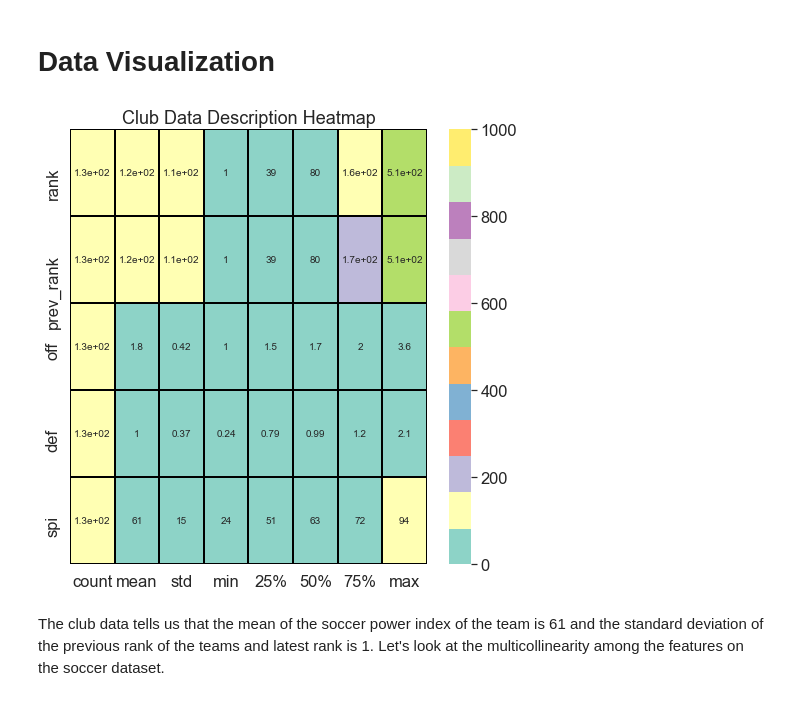
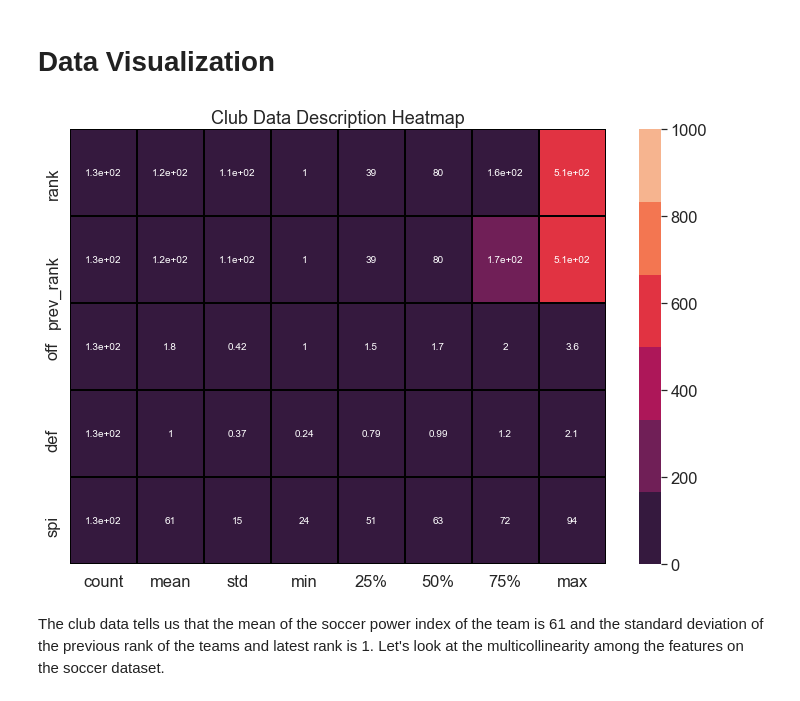
Before and after one commit to Teetee-lab/SoccerMatchBetting, a Jupyter notebook: Notebooks/SoccerMatchBetting.ipynb, the cells around one changed output. Saved outputs shown, nothing was run; the diff lists cells and outputs as text; code cells hidden in the pictures.

```diff
--- a/Notebooks/SoccerMatchBetting.ipynb
+++ b/Notebooks/SoccerMatchBetting.ipynb
@@ -369,14 +324,14 @@ Looking at the plot above, you can see that the data is slightly imbalance and i
 # Data Visualization
 # %%
 #let's visualize the club data description
-plt.figure(figsize=(8,8))
+plt.figure(figsize=(12,8))
 ax=sns.heatmap(club_data.describe().transpose(),annot=True,fmt='.2g',
                linecolor='black',linewidths=1,vmin =0,vmax=1000,
-               cmap=sns.color_palette('Set3'))
+               cmap=sns.color_palette('rocket'))
 plt.title("Club Data Description Heatmap")
 plt.show()
 # %% [output]
-[figure, old version]
+[figure, new version]
 # %% [markdown]
 The club data tells us that the mean of the soccer power index of the team is 61 and the standard deviation of the previous rank of the teams and latest rank is 1. Let's look at the multicollinearity among the features on the soccer dataset.
 # %%
```
Also changed, not shown: parts of 122 cells of this notebook, 7 other files.
